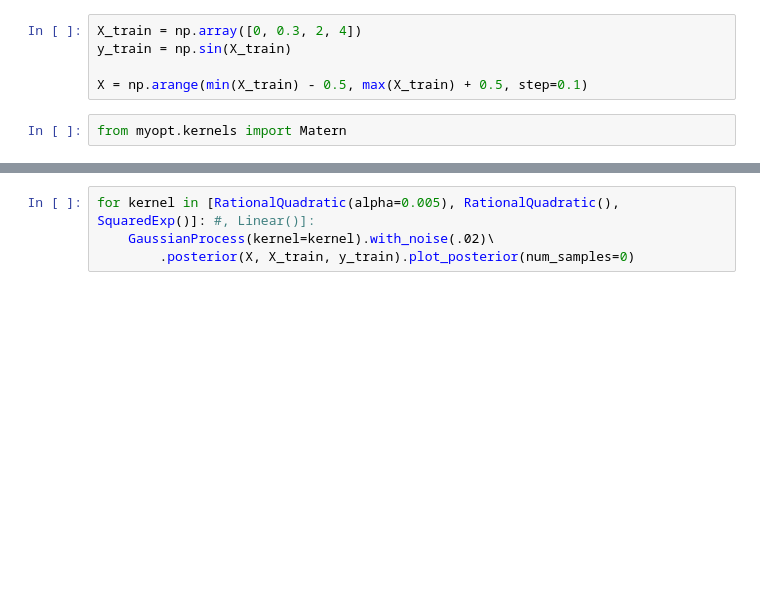
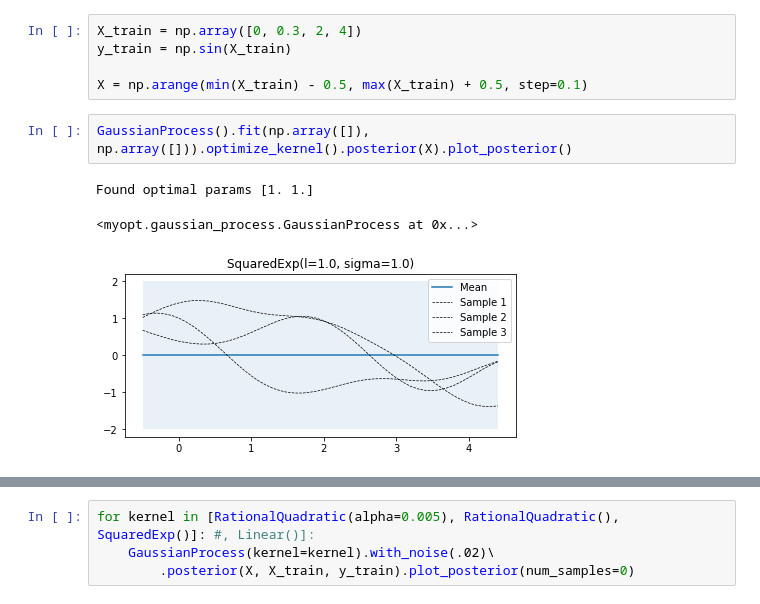
Before and after one commit to darthdeus/bopt, a Jupyter notebook: GP mojeopt.ipynb, the cells around one changed output, grey strips where cells are left out. Cells and saved outputs as stored; diff of their text form; blank space fills up the shorter version.

```diff
--- a/GP mojeopt.ipynb
+++ b/GP mojeopt.ipynb
@@ -77,8 +77,12 @@ X_train = np.array([0, 0.3, 2, 4])
 y_train = np.sin(X_train)
 
 X = np.arange(min(X_train) - 0.5, max(X_train) + 0.5, step=0.1)
-# %%
-from myopt.kernels import Matern
+# %%
+GaussianProcess().fit(np.array([]), np.array([])).optimize_kernel().posterior(X).plot_posterior()
+# %% [output]
+Found optimal params [1. 1.]
+<myopt.gaussian_process.GaussianProcess at 0x...>
+[figure, added]
 # %%
 GaussianProcess(kernel=Matern(sigma=100, ro=40))\
         .posterior(X, X_train, y_train).plot_posterior(num_samples=0).optimize_kernel().posterior(X).plot_posterior()
```
Also changed, not shown: parts of 13 cells of this notebook, 1 other file.
